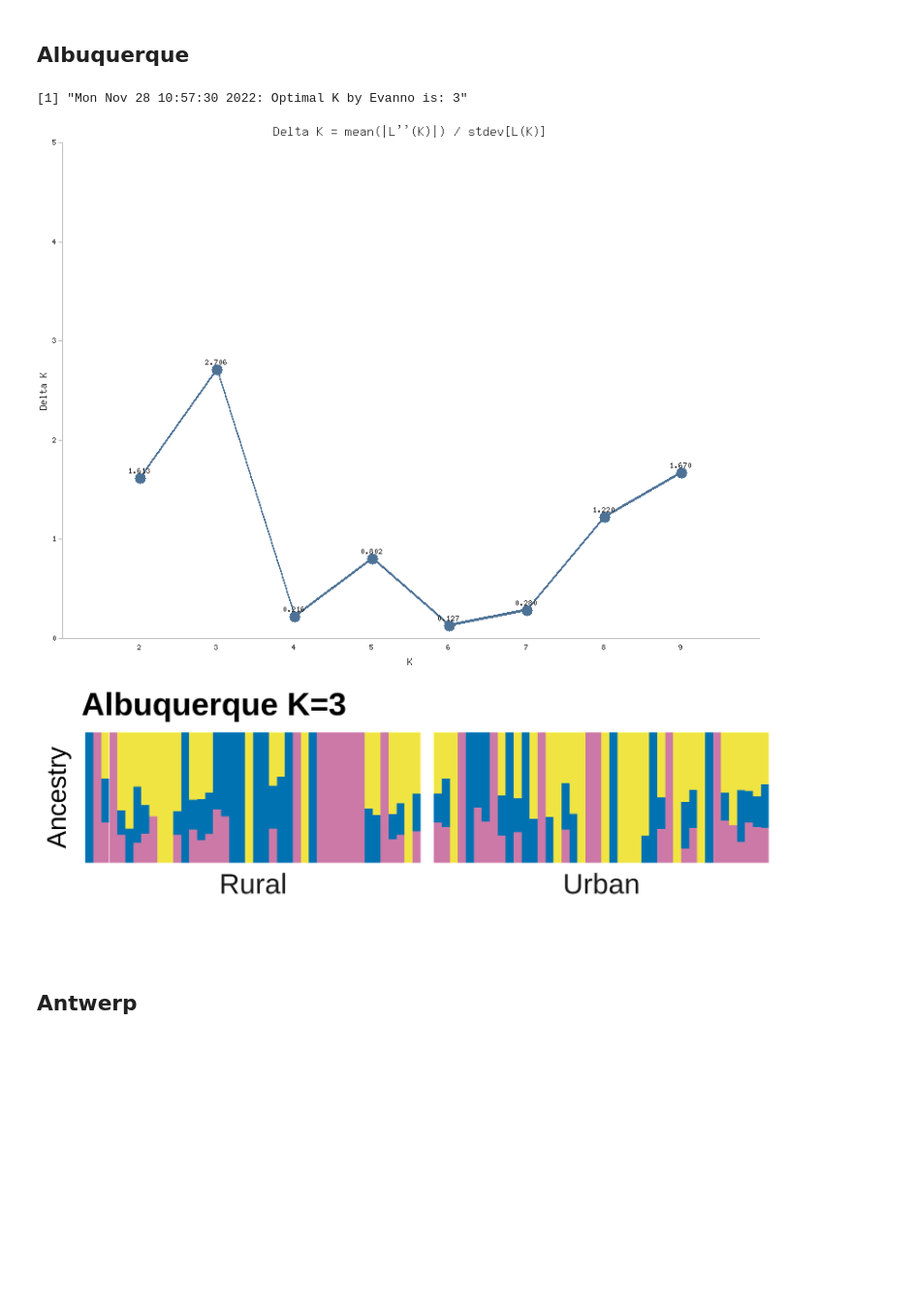
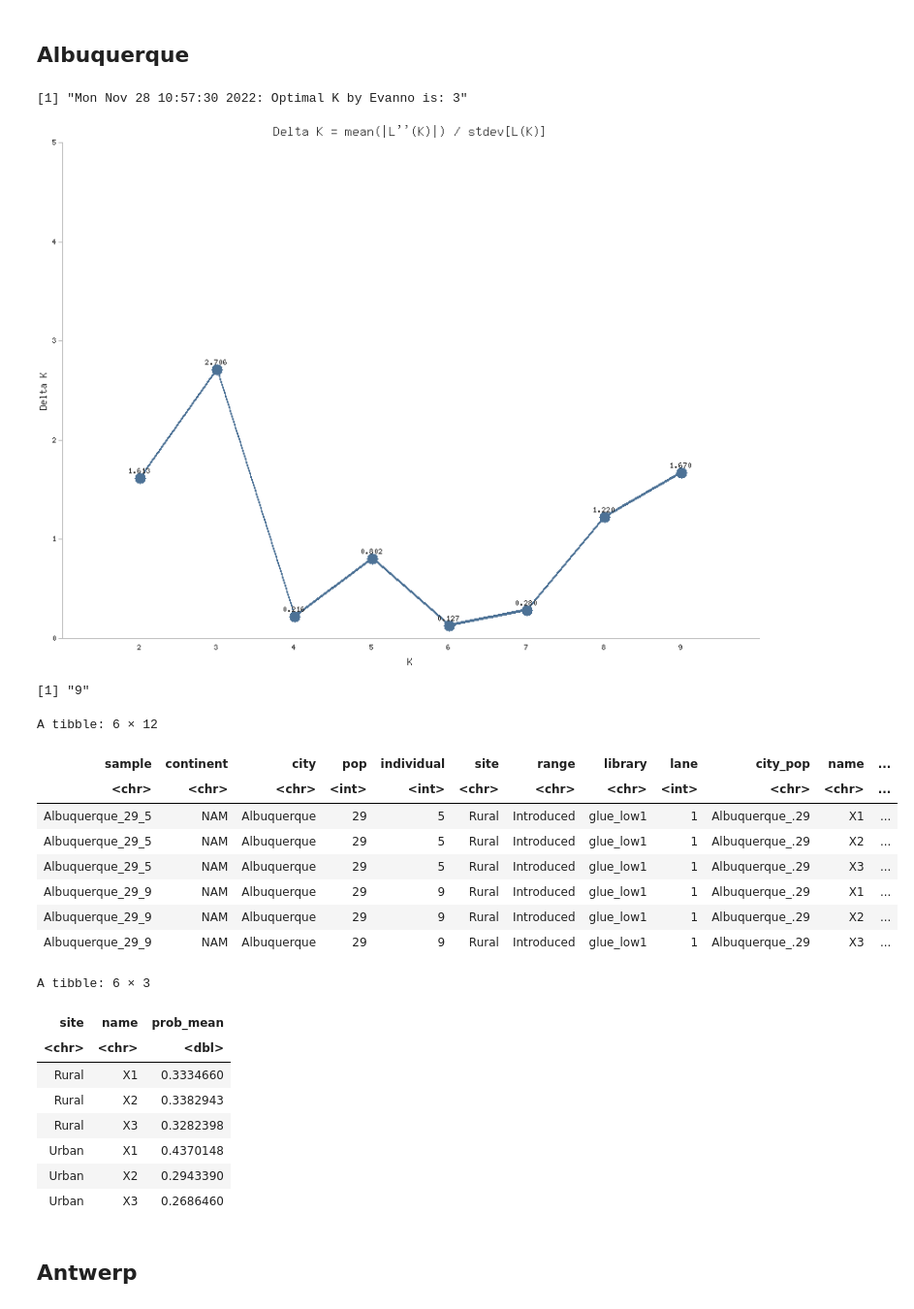
Before and after one commit to AudeCaizergues/glue_demography, a Jupyter notebook: genomic-analyses/notebooks/Admixture_plots.r.ipynb, the cells around one changed output. Shown at 97% size. Cells and saved outputs as stored; diff of their text form; code cells hidden in the pictures; blank space fills up the shorter version.

```diff
--- a/genomic-analyses/notebooks/Admixture_plots.r.ipynb
+++ b/genomic-analyses/notebooks/Admixture_plots.r.ipynb
@@ -83,7 +83,7 @@ like_df <- list.files(ngsadmix_inpath, pattern = '*.log', full.names = TRUE) %>%
 min<-like_df %>%
     filter(like == min(like))
 bestSeed<-as.character(min[1,1])
-
+bestSeed
 # Load admixture results for seed with lowest log likelihood
 admix_results <- paste0(results_prefix, 'population_structure/ngsadmix/',city,'/K',bestK,'/ngsadmix_',city,'_4fold_maf0.05_K',bestK,'_seed',bestSeed,'.qopt')
 
@@ -95,46 +95,70 @@ admix <- suppressMessages(read_delim(admix_results, col_names = FALSE, delim = "
     pivot_longer(X1:X3, values_to = 'Probs') %>%
     mutate(Probs = round(Probs, 5))
 
 #cols_admix <- wes_palette("Darjeeling1", n=6, type = 'continuous')
 kplot_Albuquerque <-
   ggplot(admix, aes(factor(sample), Probs, fill = factor(name))) +
   geom_col(width=1) +
   facet_grid(~fct_inorder(site), scales = "free", switch = "x", space = "free") +
   theme_minimal() + labs(x="",title = "Albuquerque K=3", y = "Ancestry") +
   scale_y_continuous(expand = c(0, 0)) +
   scale_x_discrete(expand = expansion(add = 1)) +
  #scale_fill_manual(values = cols_admix) +
  #scale_color_manual(values = cols_admix) +
   scale_fill_manual(values=c("#F0E442", "#0072B2","#CC79A7","#E69F00", "#56B4E9", "#009E73", "#D55E00" ))+
   theme(
     legend.position = 'none',
     panel.spacing.x = unit(0.2, "lines"),
     axis.text.x = element_blank(),
     panel.grid = element_blank(),
     axis.text = element_text(size=10),
     axis.title = element_text(size=14),
     strip.text.x = element_text(size = 15),
     plot.title = element_text(size = 17, face = 'bold'),
     axis.text.y = element_blank()
   )
 
-ggsave(
-  "ADMIX_Albuquerque_K3.png",
-  plot = kplot_Albuquerque,
-  device = png,
-  path = "/scratch/projects/trifolium/glue/demography/glue_demography/genomic-analyses/analyses/figures/admixture/",
-  width = 14,
-  height = 5,
-  units = "cm",
-  dpi = 300
-)
+# ggsave(
+#   "ADMIX_Albuquerque_K3.png",
+#   plot = kplot_Albuquerque,
+#   device = png,
+#   path = "/scratch/projects/trifolium/glue/demography/glue_demography/genomic-analyses/analyses/figures/admixture/",
+#   width = 14,
+#   height = 5,
+#   units = "cm",
+#   dpi = 300
+# )
 
-path_to_kplot<-"/scratch/projects/trifolium/glue/demography/glue_demography/genomic-analyses/analyses/figures/admixture/ADMIX_Albuquerque_K3.png"
-display_png(file=path_to_kplot)
+# path_to_kplot<-"/scratch/projects/trifolium/glue/demography/glue_demography/genomic-analyses/analyses/figures/admixture/ADMIX_Albuquerque_K3.png"
+# display_png(file=path_to_kplot)
+head(admix)
+df <- admix %>%
+    group_by(site, name) %>%
+    summarise(prob_mean = mean(Probs),
+                .groups = 'drop')
+df
 # %% [output]
 [1] "Mon Nov 28 10:57:30 2022: Optimal K by Evanno is: 3"
 [figure]
-[figure, removed]
+[1] "9"
+A tibble: 6 × 12
+| sample | continent | city | pop | individual | site | range | library | lane | city_pop | name | ... |
+| <chr> | <chr> | <chr> | <int> | <int> | <chr> | <chr> | <chr> | <int> | <chr> | <chr> | ... |
+| Albuquerque_29_5 | NAM | Albuquerque | 29 | 5 | Rural | Introduced | glue_low1 | 1 | Albuquerque_.29 | X1 | ... |
+| Albuquerque_29_5 | NAM | Albuquerque | 29 | 5 | Rural | Introduced | glue_low1 | 1 | Albuquerque_.29 | X2 | ... |
+| Albuquerque_29_5 | NAM | Albuquerque | 29 | 5 | Rural | Introduced | glue_low1 | 1 | Albuquerque_.29 | X3 | ... |
+| Albuquerque_29_9 | NAM | Albuquerque | 29 | 9 | Rural | Introduced | glue_low1 | 1 | Albuquerque_.29 | X1 | ... |
+| Albuquerque_29_9 | NAM | Albuquerque | 29 | 9 | Rural | Introduced | glue_low1 | 1 | Albuquerque_.29 | X2 | ... |
+| Albuquerque_29_9 | NAM | Albuquerque | 29 | 9 | Rural | Introduced | glue_low1 | 1 | Albuquerque_.29 | X3 | ... |
+A tibble: 6 × 3
+| site | name | prob_mean |
+| <chr> | <chr> | <dbl> |
+| Rural | X1 | 0.3334660 |
+| Rural | X2 | 0.3382943 |
+| Rural | X3 | 0.3282398 |
+| Urban | X1 | 0.4370148 |
+| Urban | X2 | 0.2943390 |
+| Urban | X3 | 0.2686460 |
 # %% [markdown]
 ## Antwerp
 # %%
```
Also changed, not shown: parts of 48 cells of this notebook, 3 other files.
